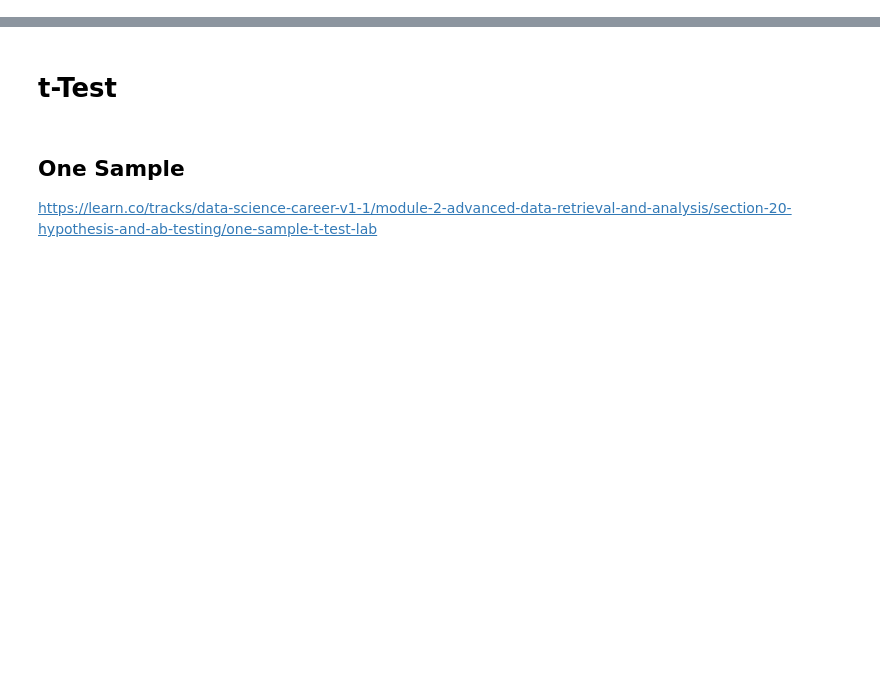
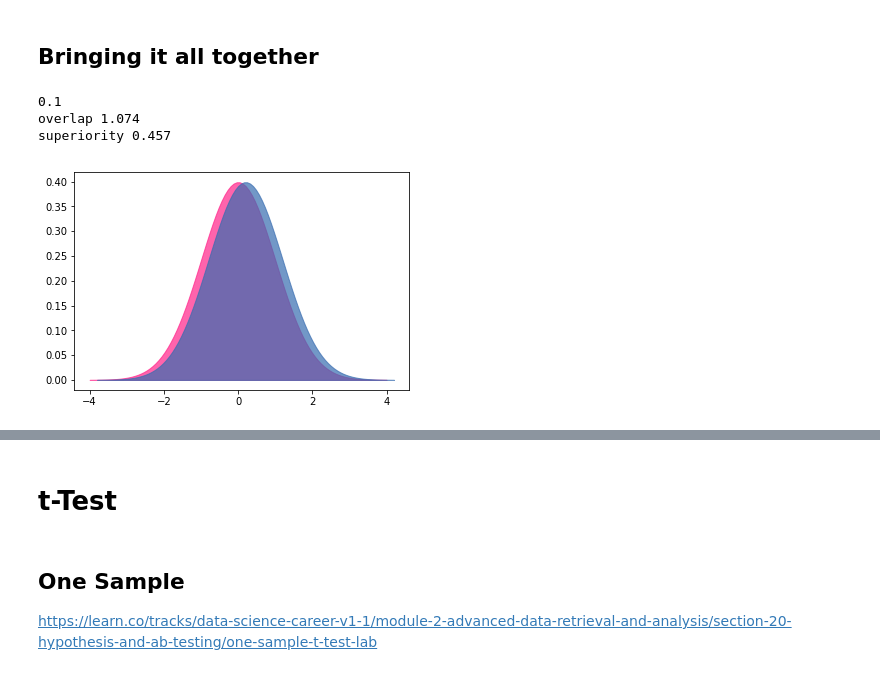
Before and after one commit to MrGeislinger/flatiron-school-data-science-curriculum-resources, a Jupyter notebook: Mod2/ExperimentalDesign/statistical_tests.ipynb, the cells around one changed output, grey strips where cells are left out. Drawn from its saved outputs; the diff is of its cells as text; code cells hidden in the pictures; blank space fills up the shorter version.

```diff
--- a/Mod2/ExperimentalDesign/statistical_tests.ipynb
+++ b/Mod2/ExperimentalDesign/statistical_tests.ipynb
@@ -8,0 +42,2 @@ https://learn.co/tracks/data-science-career-v1-1/module-2-advanced-data-retrieva
+# %% [markdown]
+## Bringing it all together
@@ -8,0 +116,7 @@ https://learn.co/tracks/data-science-career-v1-1/module-2-advanced-data-retrieva
+# %%
+plot_pdfs(cohen_d=0.2)
+# %% [output]
+0.1
+overlap 1.074
+superiority 0.457
+[figure, added]
```
Also changed, not shown: parts of 12 cells of this notebook.
